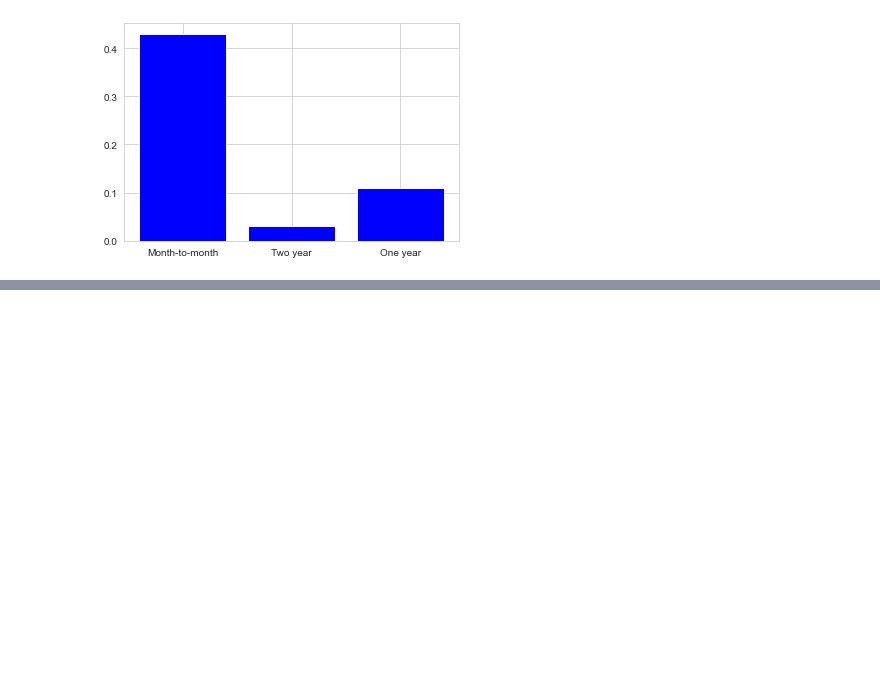
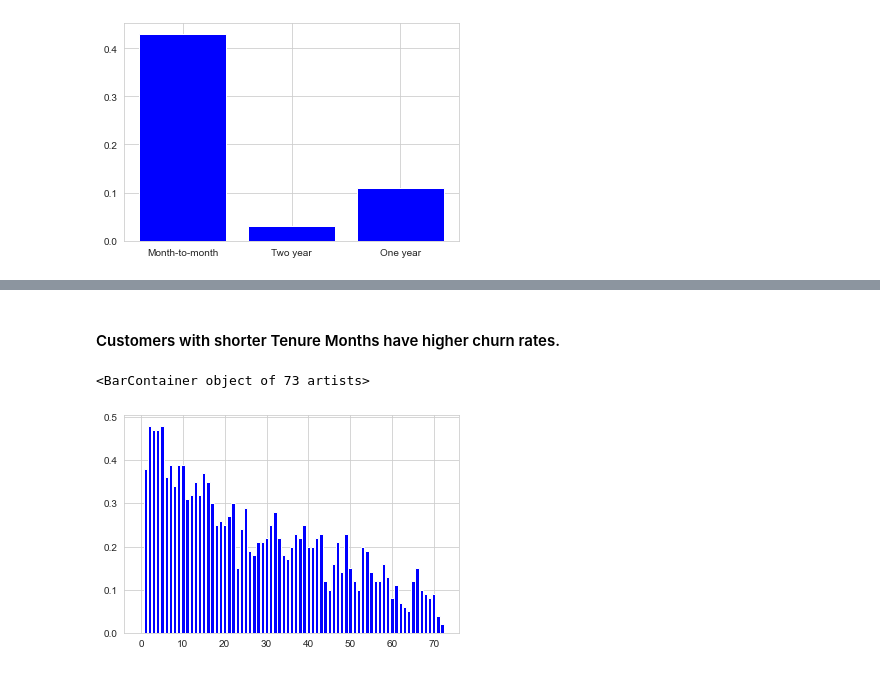
Before and after one commit to xushuo0/Telco, a Jupyter notebook: Telco Project.ipynb, the cells around one changed output, grey strips where cells are left out. Drawn from its saved outputs; the diff is of its cells as text; code cells hidden in the pictures; blank space fills up the shorter version.

```diff
--- a/Telco Project.ipynb
+++ b/Telco Project.ipynb
@@ -65,13 +69,20 @@ def Churn_Rate_By_Sector(sector):
     sector_list = [x for x in df[sector].unique()]
     for s in sector_list:
         value_counts = df[df[sector]==s]['Churn Value'].value_counts()
-        if len(value_counts) == 2:
-            churn = value_counts[1]
-            not_churn = value_counts[0]
+        if len(value_counts)==2:
+            if value_counts.index[0]==1:
+                churn = value_counts[0]
+                not_churn = value_counts[1]
+                rate = round(churn/(churn+not_churn),2)
+            else:
+                churn = value_counts[1]
+                not_churn = value_counts[0]
+                rate = round(churn/(churn+not_churn),2)
         else:
-            value_counts
-
-        rate = round(churn/(churn+not_churn),2)
+            if value_counts.index[0]==0:
+                rate = 0
+            else:
+                rate = 1
         sector_dictionary[s] = rate
     return sector_dictionary
 # %% [markdown]
@@ -149,0 +128,8 @@ City_Dict= dict(sorted(City_Dict.items(), key=operator.itemgetter(1),reverse=Tru
+# %% [markdown]
+#### Customers with shorter Tenure Months have higher churn rates.
+# %%
+myDictionary = Churn_Rate_By_Sector('Tenure Months')
+plt.bar(myDictionary.keys(), myDictionary.values(), color='blue')
+# %% [output]
+<BarContainer object of 73 artists>
+[figure, added]
```
Also changed, not shown: parts of 32 cells of this notebook.
